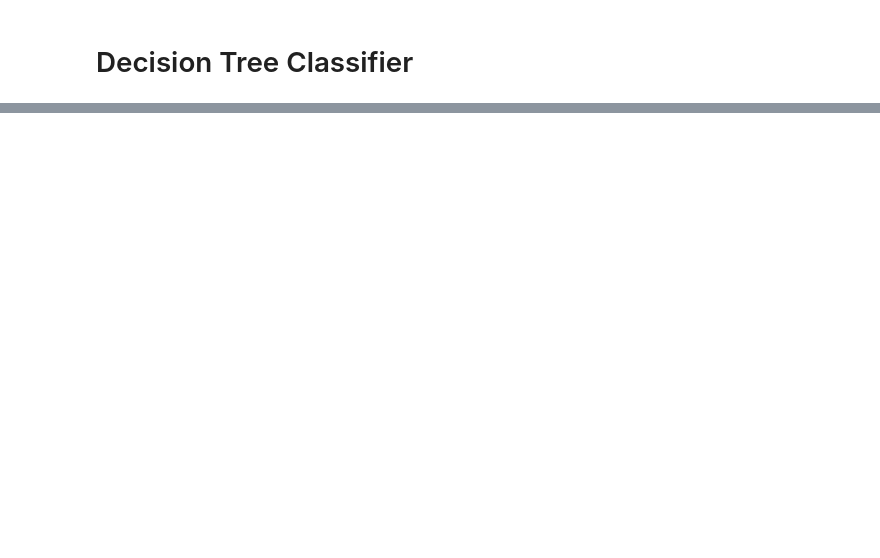
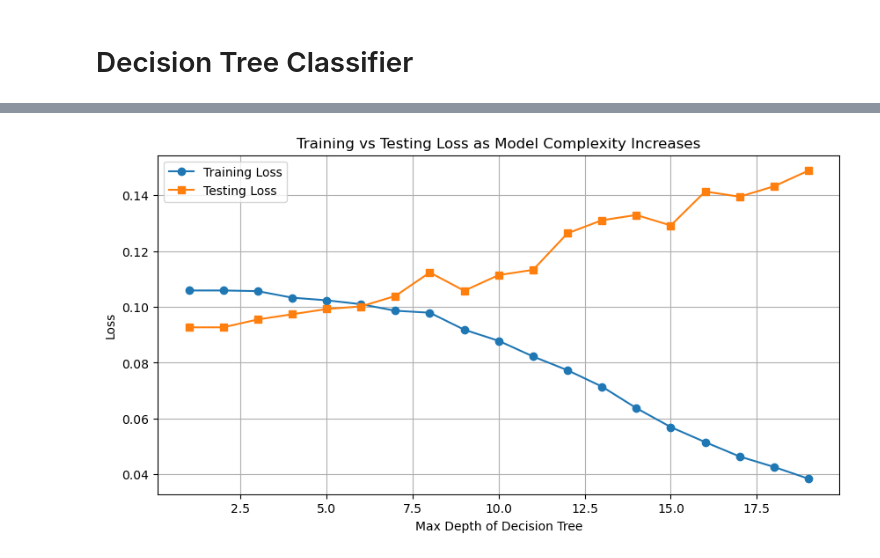
Before and after one commit to arandersen/CSE_151_Project, a Jupyter notebook: DTC.ipynb, the cells around one changed output, grey strips where cells are left out. Drawn from its saved outputs; the diff is of its cells as text; code cells hidden in the pictures; blank space fills up the shorter version.

```diff
--- a/DTC.ipynb
+++ b/DTC.ipynb
@@ -224,0 +293,30 @@ print(classification_report(y_test, y_pred_gini))
+# %%
+max_depth_range = range(1, 20)
+train_losses = []
+test_losses = []
+
+for max_depth in max_depth_range:
+    clf = DecisionTreeClassifier(max_depth=max_depth)
+    clf.fit(X_train, y_train)
+
+    train_pred = clf.predict(X_train)
+    train_accuracy = accuracy_score(y_train, train_pred)
+    train_loss = 1 - train_accuracy
+    train_losses.append(train_loss)
+
+    test_pred = clf.predict(X_test)
+    test_accuracy = accuracy_score(y_test, test_pred)
+    test_loss = 1 - test_accuracy
+    test_losses.append(test_loss)
+
+plt.figure(figsize=(10, 5))
+plt.plot(max_depth_range, train_losses, label='Training Loss', marker='o')
+plt.plot(max_depth_range, test_losses, label='Testing Loss', marker='s')
+plt.xlabel('Max Depth of Decision Tree')
+plt.ylabel('Loss')
+plt.title('Training vs Testing Loss as Model Complexity Increases')
+plt.legend()
+plt.grid(True)
+plt.show()
+# %% [output]
+[figure, added]
```
Also changed, not shown: parts of 37 cells of this notebook.
